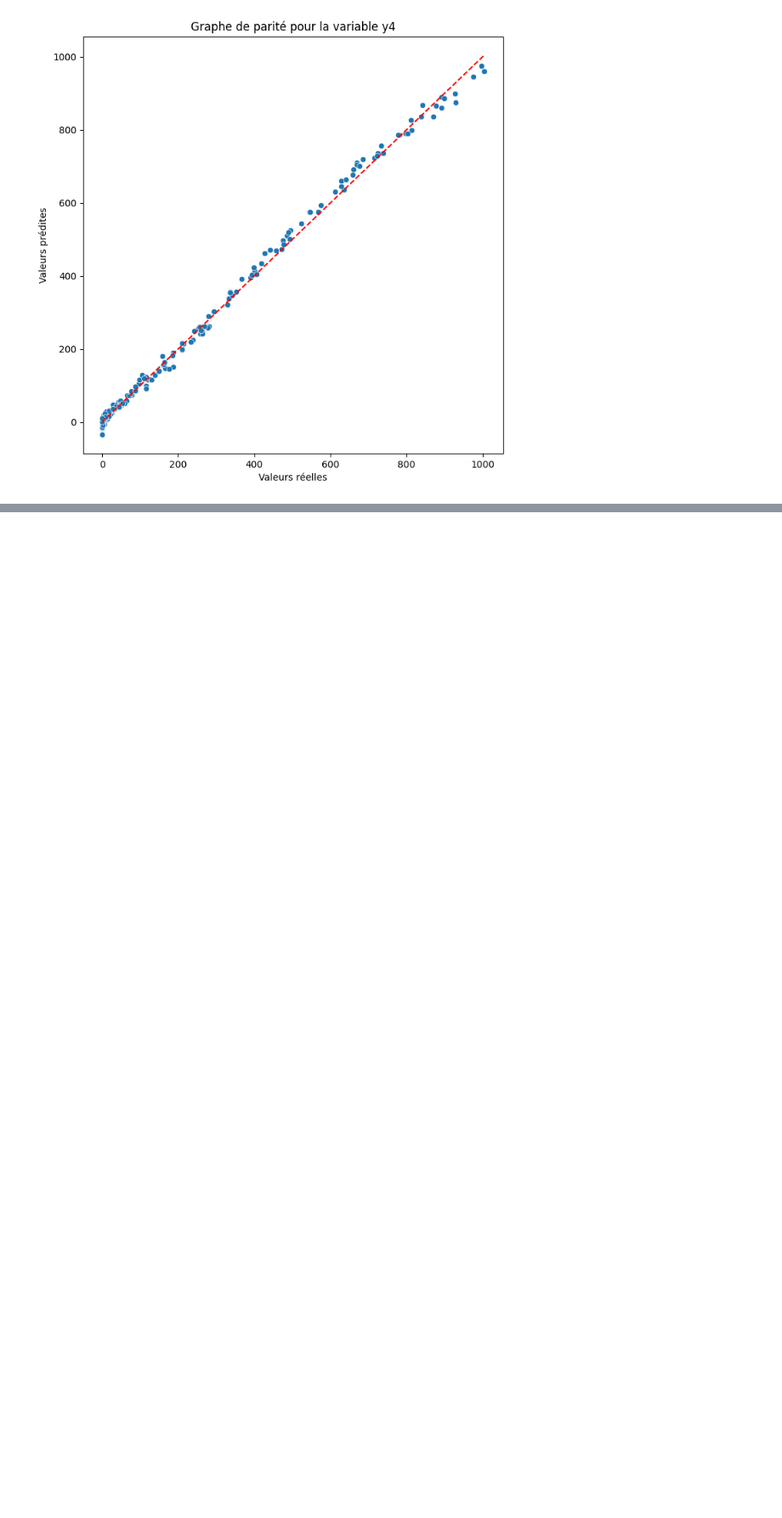
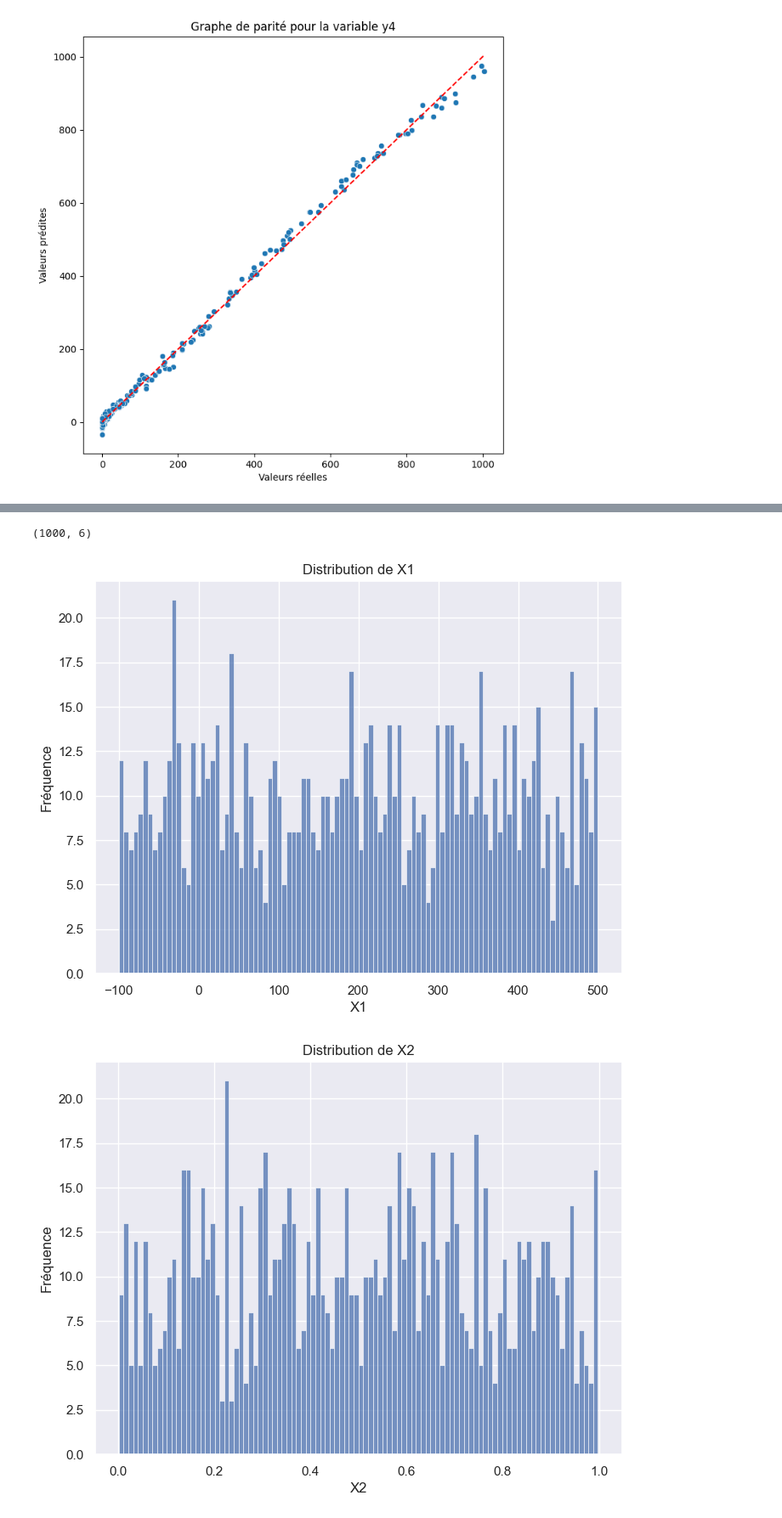
Before and after one commit to Obeksief/GUI_Efectis, a Jupyter notebook: yo.ipynb, the cells around one changed output, grey strips where cells are left out. Shown: that part at 85% size. Saved outputs shown, nothing was run; the diff lists cells and outputs as text; code cells hidden in the pictures; blank space fills up the shorter version.

```diff
--- a/yo.ipynb
+++ b/yo.ipynb
@@ -177,0 +230,3 @@ for i in range(len(y.columns)):
+# %%
+data = pd.read_excel('data_var_quali.xlsx')
+data.head()
@@ -177,0 +240,16 @@ for i in range(len(y.columns)):
+# %%
+data.shape
+# %% [output]
+(1000, 6)
+# %%
+sns.set_theme(style="darkgrid")
+for i, column in enumerate(data.columns):
+    plt.figure(figsize=(8, 6))
+    sns.histplot(data=data, x=data[column], kde=False, bins=100)  # Histogramme avec courbe de densité
+    plt.title(f'Distribution de {column}')
+    plt.xlabel(column)
+    plt.ylabel('Fréquence')
+    plt.show()
+# %% [output]
+[figure, added]
+[figure, added]
```
Also changed, not shown: parts of 34 cells of this notebook, 27 other files.
